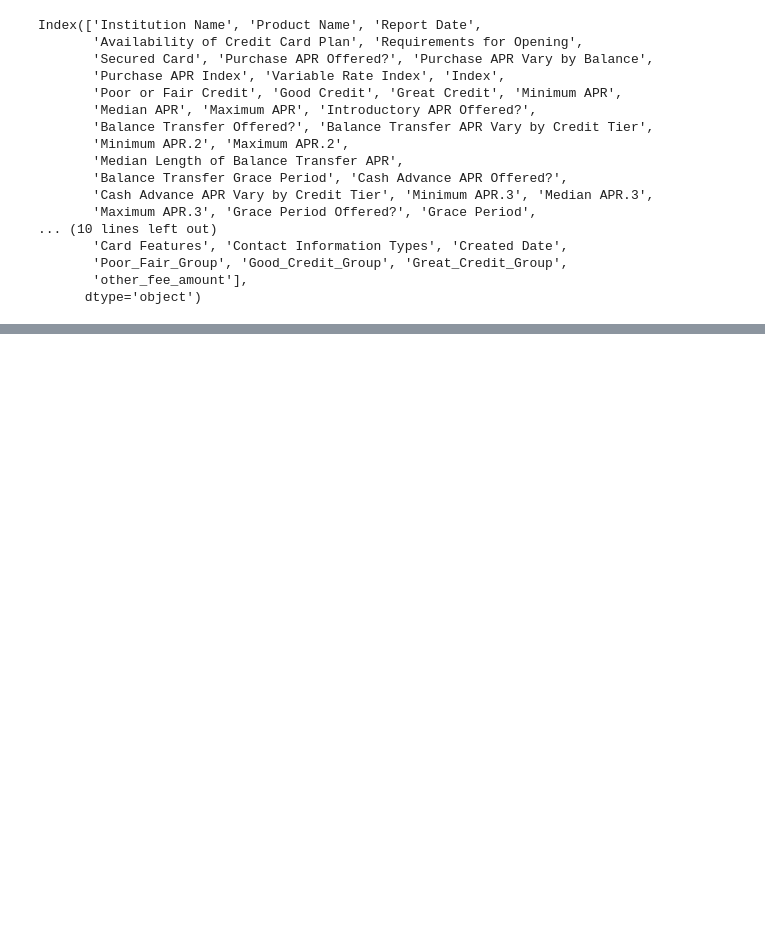
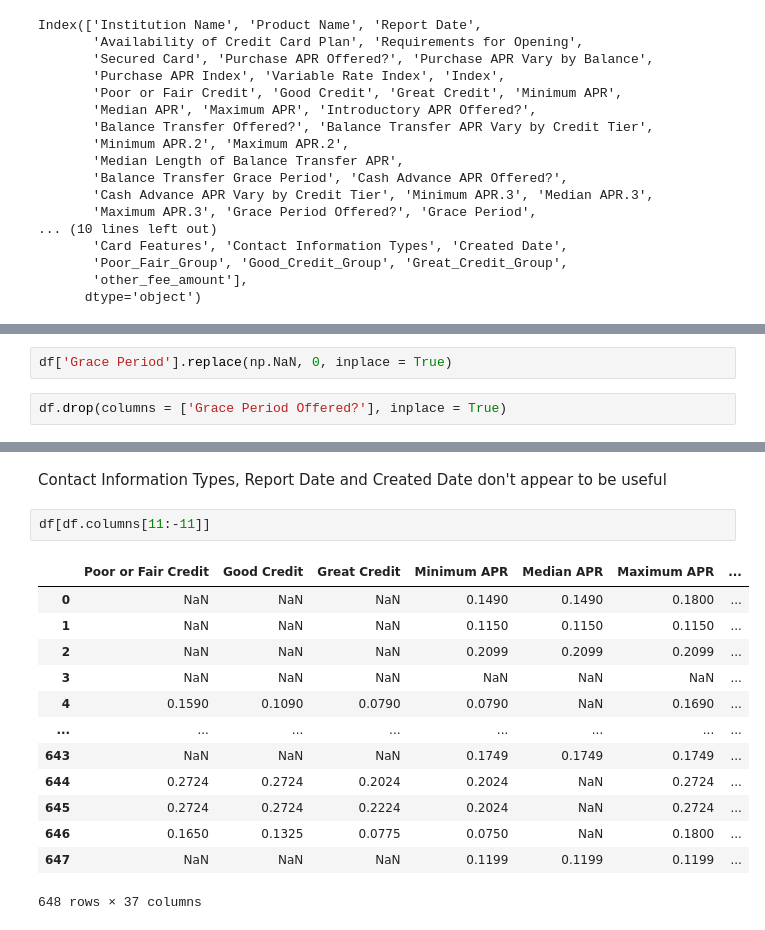
Before and after one commit to DanielGroneberg/TOP_project, a Jupyter notebook: code/01.ipynb, the cells around one changed output, grey strips where cells are left out. Drawn from its saved outputs; the diff is of its cells as text; blank space fills up the shorter version.

```diff
--- a/code/01.ipynb
+++ b/code/01.ipynb
@@ -789,0 +832,4 @@ Index(['Institution Name', 'Product Name', 'Report Date',
+# %%
+df['Grace Period'].replace(np.NaN, 0, inplace = True)
+# %%
+df.drop(columns = ['Grace Period Offered?'], inplace = True)
@@ -789,0 +848,18 @@ Index(['Institution Name', 'Product Name', 'Report Date',
+# %% [markdown]
+Contact Information Types, Report Date and Created Date don't appear to be useful
+# %%
+df[df.columns[11:-11]]
+# %% [output]
+|  | Poor or Fair Credit | Good Credit | Great Credit | Minimum APR | Median APR | Maximum APR | ... |
+| 0 | NaN | NaN | NaN | 0.1490 | 0.1490 | 0.1800 | ... |
+| 1 | NaN | NaN | NaN | 0.1150 | 0.1150 | 0.1150 | ... |
+| 2 | NaN | NaN | NaN | 0.2099 | 0.2099 | 0.2099 | ... |
+| 3 | NaN | NaN | NaN | NaN | NaN | NaN | ... |
+| 4 | 0.1590 | 0.1090 | 0.0790 | 0.0790 | NaN | 0.1690 | ... |
+| ... | ... | ... | ... | ... | ... | ... | ... |
+| 643 | NaN | NaN | NaN | 0.1749 | 0.1749 | 0.1749 | ... |
+| 644 | 0.2724 | 0.2724 | 0.2024 | 0.2024 | NaN | 0.2724 | ... |
+| 645 | 0.2724 | 0.2724 | 0.2224 | 0.2024 | NaN | 0.2724 | ... |
+| 646 | 0.1650 | 0.1325 | 0.0775 | 0.0750 | NaN | 0.1800 | ... |
+| 647 | NaN | NaN | NaN | 0.1199 | 0.1199 | 0.1199 | ... |
+648 rows × 37 columns
```
Also changed, not shown: parts of 48 cells of this notebook.
